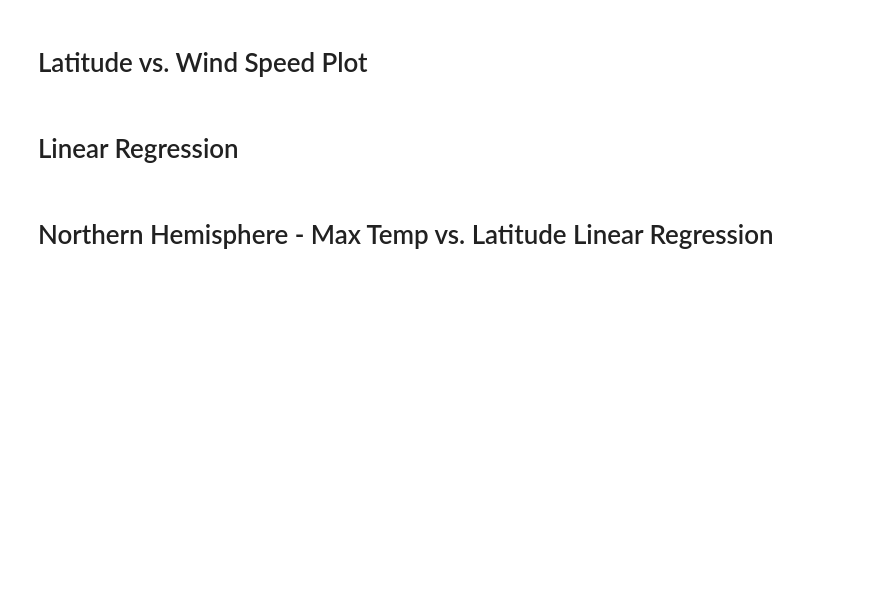
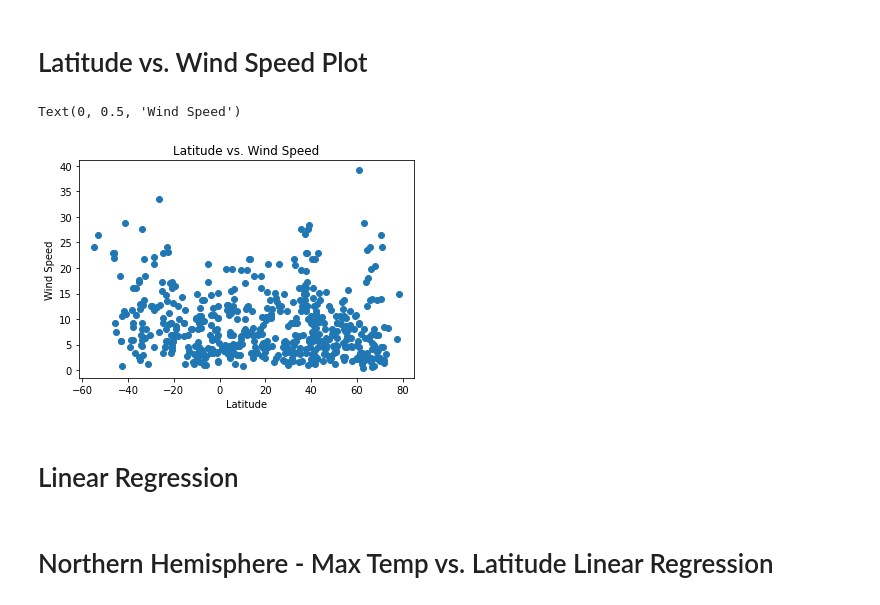
Before and after one commit to jmcleary26/Python-API-Challenge, a Jupyter notebook: WeatherPy/WeatherPy_Starter.ipynb, the cells around one changed output. Saved outputs shown, nothing was run; the diff lists cells and outputs as text; code cells hidden in the pictures; blank space fills up the shorter version.

```diff
--- a/WeatherPy/WeatherPy_Starter.ipynb
+++ b/WeatherPy/WeatherPy_Starter.ipynb
@@ -159,4 +292,19 @@ Save the plotted figures as .pngs.
 # %% [markdown]
 # Latitude vs. Wind Speed Plot
+# %%
+# Pull out the latitude and temperature
+latitude_scatter = humidity_df["Latitude"]
+wind_scatter = humidity_df["Wind Speed"]
+
+# Plot the results in a scatter plot
+plt.scatter(latitude_scatter, wind_scatter)
+
+# Add title and labels
+plt.title("Latitude vs. Wind Speed")
+plt.xlabel("Latitude")
+plt.ylabel("Wind Speed")
+# %% [output]
+Text(0, 0.5, 'Wind Speed')
+[figure, added]
 # %% [markdown]
 #  Linear Regression
```
Also changed, not shown: parts of 26 cells of this notebook, 1 other file.
